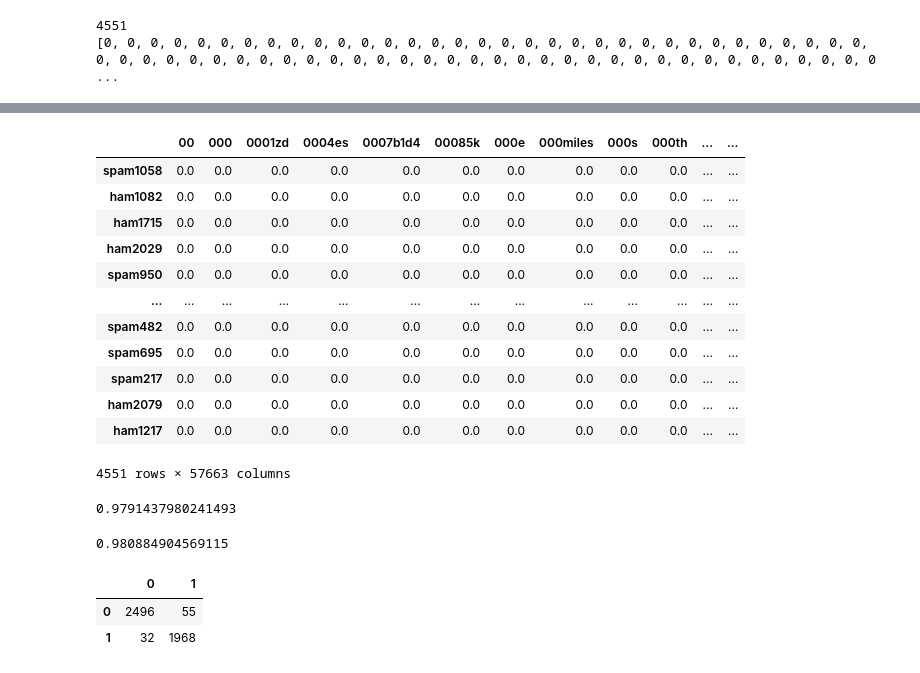
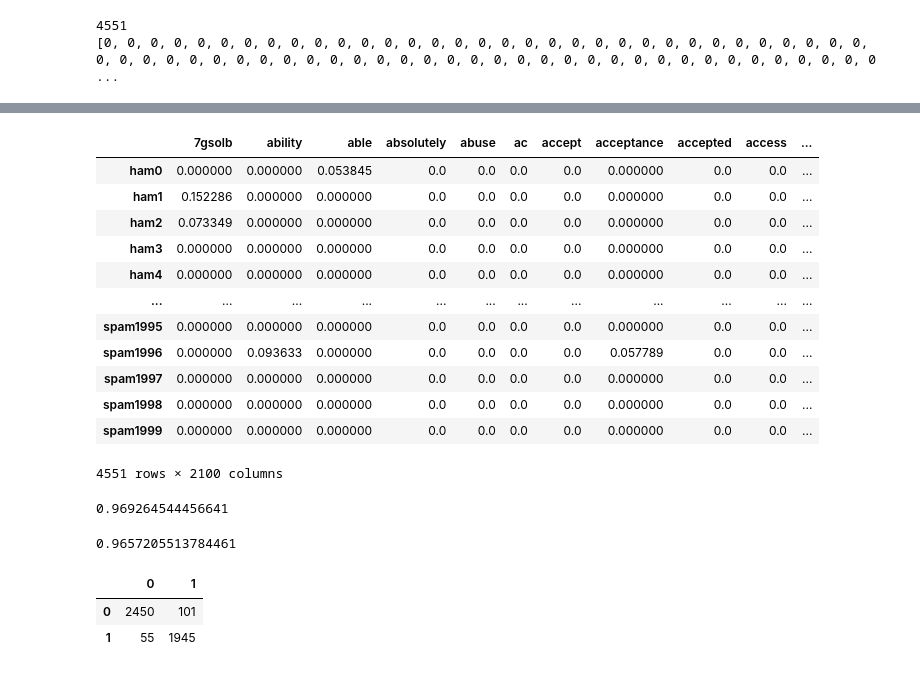
Before and after one commit to PlayerGhost/ciencia_de_dados_data_analysis, a Jupyter notebook: email_classification_test.ipynb, the cells around one changed output, grey strips where cells are left out. Cells and saved outputs as stored; diff of their text form; code cells hidden in the pictures.

```diff
--- a/email_classification_test.ipynb
+++ b/email_classification_test.ipynb
@@ -236,8 +237,8 @@ print(wordFrequency)
 # %% [output]
 ['http', 'com', 'list', 'www', 'net', 'time', 'email', 'company', 'message', 'new', 'use', 'e', 'like', 'free', 'mail', 'people', 'rpm', 'user', 'information', 'work', 'year', 'click', 'c', 'mailing', ...
 # %%
-#tfidfVectorizer = TfidfVectorizer(analyzer="word", max_features=1000)
-tfidfVectorizer = TfidfVectorizer(analyzer="word")
+tfidfVectorizer = TfidfVectorizer(analyzer="word",min_df=0.005,max_features=2100)
+#tfidfVectorizer = TfidfVectorizer(analyzer="word")
 
 tfidfTransform = tfidfVectorizer.fit_transform(emailsText)
 
@@ -297,6 +299,6 @@ print(targetsArray)
 [0, 0, 0, 0, 0, 0, 0, 0, 0, 0, 0, 0, 0, 0, 0, 0, 0, 0, 0, 0, 0, 0, 0, 0, 0, 0, 0, 0, 0, 0, 0, 0, 0, 0, 0, 0, 0, 0, 0, 0, 0, 0, 0, 0, 0, 0, 0, 0, 0, 0, 0, 0, 0, 0, 0, 0, 0, 0, 0, 0, 0, 0, 0, 0, 0, 0, 0 ...
 # %%
 dfTfidfArray.insert(len(dfTfidfArray.columns), "Target", targetsArray, True)
-dfTfidfArray = dfTfidfArray.sample(frac=1)
+#dfTfidfArray = dfTfidfArray.sample(frac=1)
 dfTfidfArray
 # %% [output]
@@ -343,21 +360,24 @@ plt.show()
 # %%
 df_features = dfTfidfArray.drop(columns=['Target'])
+df_tsneTarget = df_tsne["Target"].array
+df_tsneFeatures = df_tsne.drop(columns=['Target'])
+
 
 df_features
 # %% [output]
-|  | 00 | 000 | 0001zd | 0004es | 0007b1d4 | 00085k | 000e | 000miles | 000s | 000th | ... | ... |
-| spam1058 | 0.0 | 0.0 | 0.0 | 0.0 | 0.0 | 0.0 | 0.0 | 0.0 | 0.0 | 0.0 | ... | ... |
-| ham1082 | 0.0 | 0.0 | 0.0 | 0.0 | 0.0 | 0.0 | 0.0 | 0.0 | 0.0 | 0.0 | ... | ... |
-| ham1715 | 0.0 | 0.0 | 0.0 | 0.0 | 0.0 | 0.0 | 0.0 | 0.0 | 0.0 | 0.0 | ... | ... |
-| ham2029 | 0.0 | 0.0 | 0.0 | 0.0 | 0.0 | 0.0 | 0.0 | 0.0 | 0.0 | 0.0 | ... | ... |
-| spam950 | 0.0 | 0.0 | 0.0 | 0.0 | 0.0 | 0.0 | 0.0 | 0.0 | 0.0 | 0.0 | ... | ... |
-| ... | ... | ... | ... | ... | ... | ... | ... | ... | ... | ... | ... | ... |
-| spam482 | 0.0 | 0.0 | 0.0 | 0.0 | 0.0 | 0.0 | 0.0 | 0.0 | 0.0 | 0.0 | ... | ... |
-| spam695 | 0.0 | 0.0 | 0.0 | 0.0 | 0.0 | 0.0 | 0.0 | 0.0 | 0.0 | 0.0 | ... | ... |
-| spam217 | 0.0 | 0.0 | 0.0 | 0.0 | 0.0 | 0.0 | 0.0 | 0.0 | 0.0 | 0.0 | ... | ... |
-| ham2079 | 0.0 | 0.0 | 0.0 | 0.0 | 0.0 | 0.0 | 0.0 | 0.0 | 0.0 | 0.0 | ... | ... |
-| ham1217 | 0.0 | 0.0 | 0.0 | 0.0 | 0.0 | 0.0 | 0.0 | 0.0 | 0.0 | 0.0 | ... | ... |
+|  | 7gsolb | ability | able | absolutely | abuse | ac | accept | acceptance | accepted | access | ... |
+| ham0 | 0.000000 | 0.000000 | 0.053845 | 0.0 | 0.0 | 0.0 | 0.0 | 0.000000 | 0.0 | 0.0 | ... |
+| ham1 | 0.152286 | 0.000000 | 0.000000 | 0.0 | 0.0 | 0.0 | 0.0 | 0.000000 | 0.0 | 0.0 | ... |
+| ham2 | 0.073349 | 0.000000 | 0.000000 | 0.0 | 0.0 | 0.0 | 0.0 | 0.000000 | 0.0 | 0.0 | ... |
+| ham3 | 0.000000 | 0.000000 | 0.000000 | 0.0 | 0.0 | 0.0 | 0.0 | 0.000000 | 0.0 | 0.0 | ... |
+| ham4 | 0.000000 | 0.000000 | 0.000000 | 0.0 | 0.0 | 0.0 | 0.0 | 0.000000 | 0.0 | 0.0 | ... |
+| ... | ... | ... | ... | ... | ... | ... | ... | ... | ... | ... | ... |
+| spam1995 | 0.000000 | 0.000000 | 0.000000 | 0.0 | 0.0 | 0.0 | 0.0 | 0.000000 | 0.0 | 0.0 | ... |
+| spam1996 | 0.000000 | 0.093633 | 0.000000 | 0.0 | 0.0 | 0.0 | 0.0 | 0.057789 | 0.0 | 0.0 | ... |
+| spam1997 | 0.000000 | 0.000000 | 0.000000 | 0.0 | 0.0 | 0.0 | 0.0 | 0.000000 | 0.0 | 0.0 | ... |
+| spam1998 | 0.000000 | 0.000000 | 0.000000 | 0.0 | 0.0 | 0.0 | 0.0 | 0.000000 | 0.0 | 0.0 | ... |
+| spam1999 | 0.000000 | 0.000000 | 0.000000 | 0.0 | 0.0 | 0.0 | 0.0 | 0.000000 | 0.0 | 0.0 | ... |
-4551 rows × 57663 columns
+4551 rows × 2100 columns
 # %%
 def getModel():
     return LogisticRegression()
@@ -365,20 +385,18 @@ def getModel():
 #     return RandomForestClassifier()
 # %%
 X_treino, X_teste, y_treino, y_teste = train_test_split(df_features.values,target,test_size=0.2)
-
 modelo = getModel().fit(X_treino,y_treino)
-
 score = modelo.score(X_teste,y_teste)
 #score = modelo.score(["alo"],[1])
 score
 # %% [output]
-0.9791437980241493
+0.969264544456641
 # %%
 scores = cross_val_score(getModel(),df_features.values,target,cv=10)
 
 scores.mean()
 # %% [output]
-0.980884904569115
+0.9657205513784461
 # %%
 predicoes = cross_val_predict(getModel(), df_features.values, target, cv=10)
 
@@ -389,5 +407,5 @@ cm_df = pd.DataFrame(cm, columns=[0, 1])
 cm_df
 # %% [output]
 |  | 0 | 1 |
-| 0 | 2496 | 55 |
-| 1 | 32 | 1968 |
+| 0 | 2450 | 101 |
+| 1 | 55 | 1945 |
```
Also changed, not shown: parts of 14 cells of this notebook, 2 other files.
